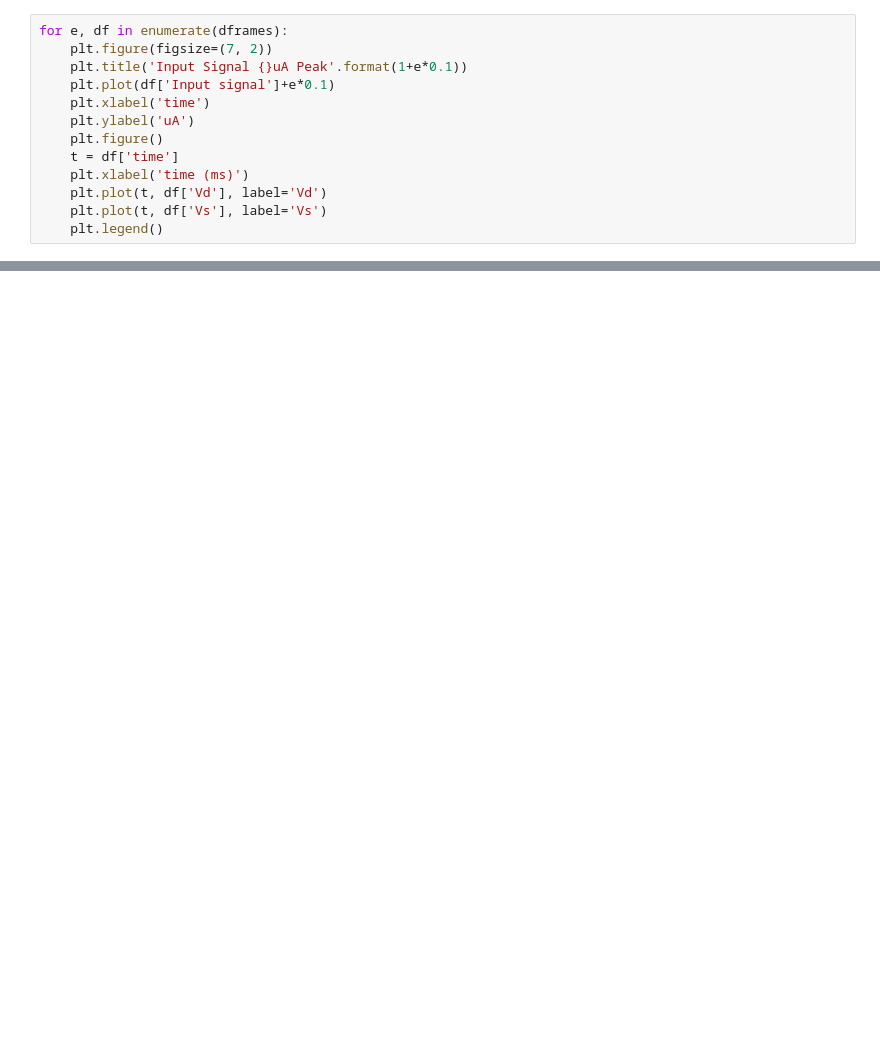
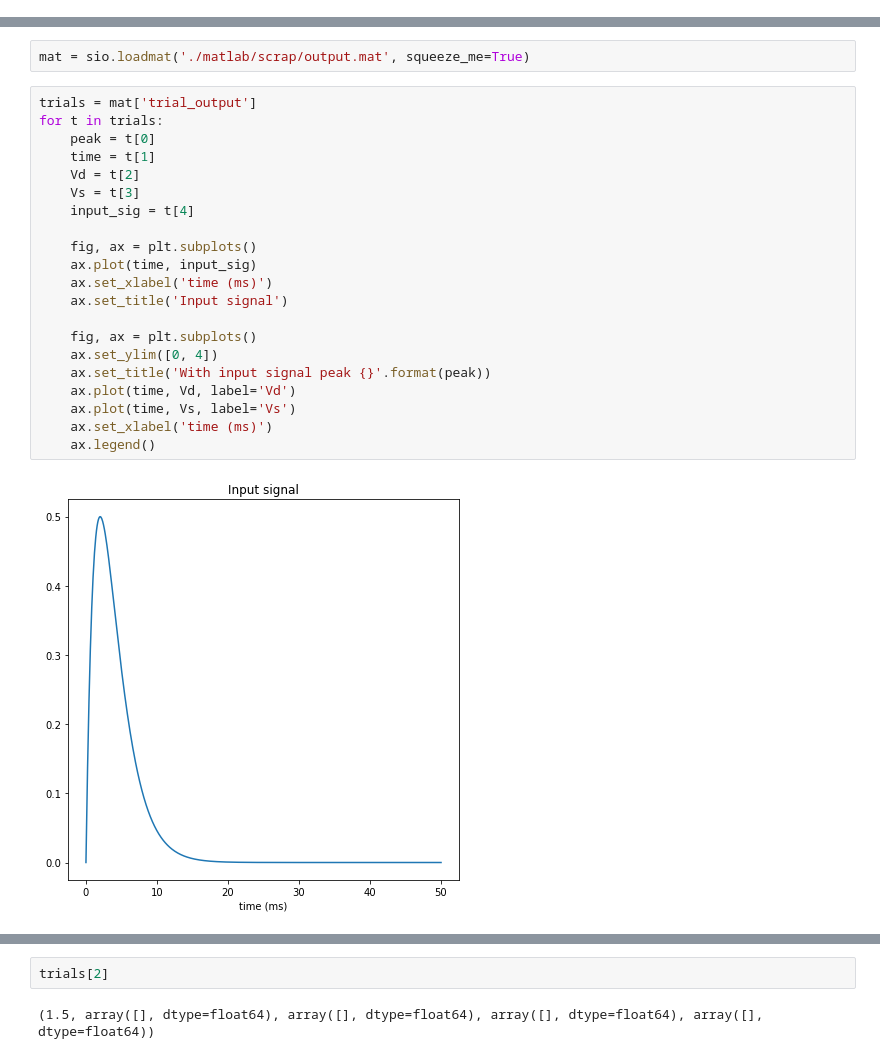
Before and after one commit to nauralcodinglab/linear-nonlinear-dendrites, a Jupyter notebook: peter-scrap-notebooks/recurrent.ipynb, the cells around one changed output, grey strips where cells are left out. Saved outputs shown, nothing was run; the diff lists cells and outputs as text; blank space fills up the shorter version.

```diff
--- a/peter-scrap-notebooks/recurrent.ipynb
+++ b/peter-scrap-notebooks/recurrent.ipynb
@@ -20,13 +6,0 @@ dframes = [df_intensity_1_0, df_intensity_1_1, df_intensity_1_2, df_intensity_1_
-# %%
-for e, df in enumerate(dframes):
-    plt.figure(figsize=(7, 2))
-    plt.title('Input Signal {}uA Peak'.format(1+e*0.1))
-    plt.plot(df['Input signal']+e*0.1)
-    plt.xlabel('time')
-    plt.ylabel('uA')
-    plt.figure()
-    t = df['time']
-    plt.xlabel('time (ms)')
-    plt.plot(t, df['Vd'], label='Vd')
-    plt.plot(t, df['Vs'], label='Vs')
-    plt.legend()
@@ -46,0 +7,25 @@ for e, df in enumerate(dframes):
+# %%
+mat = sio.loadmat('./matlab/scrap/output.mat', squeeze_me=True)
+# %%
+trials = mat['trial_output']
+for t in trials:
+    peak = t[0]
+    time = t[1]
+    Vd = t[2]
+    Vs = t[3]
+    input_sig = t[4]
+
+    fig, ax = plt.subplots()
+    ax.plot(time, input_sig)
+    ax.set_xlabel('time (ms)')
+    ax.set_title('Input signal')
+
+    fig, ax = plt.subplots()
+    ax.set_ylim([0, 4])
+    ax.set_title('With input signal peak {}'.format(peak))
+    ax.plot(time, Vd, label='Vd')
+    ax.plot(time, Vs, label='Vs')
+    ax.set_xlabel('time (ms)')
+    ax.legend()
+# %% [output]
+[figure, added]
@@ -46,0 +39,4 @@ for e, df in enumerate(dframes):
+# %%
+trials[2]
+# %% [output]
+(1.5, array([], dtype=float64), array([], dtype=float64), array([], dtype=float64), array([], dtype=float64))
```
Also changed, not shown: parts of 4 cells of this notebook.
